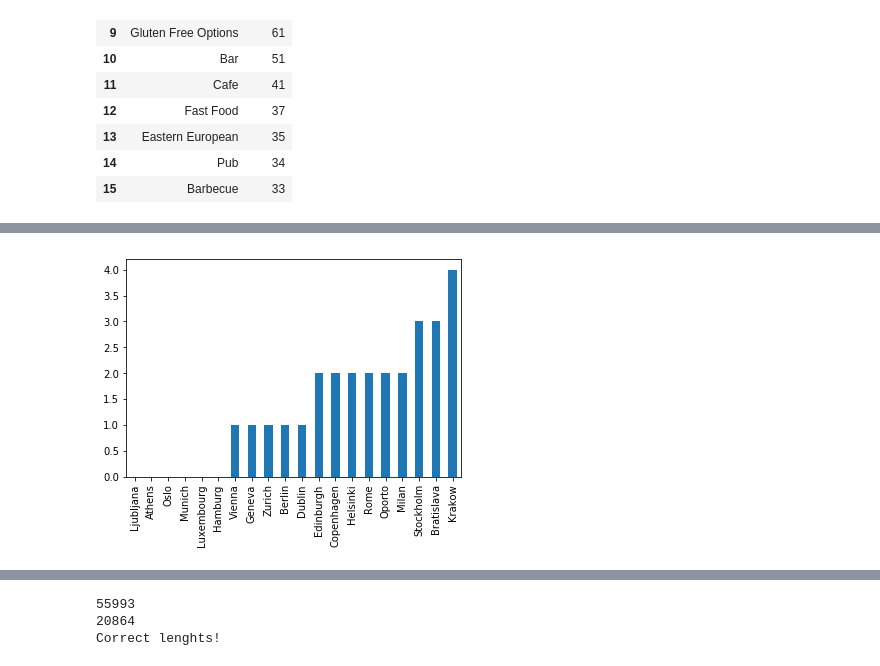
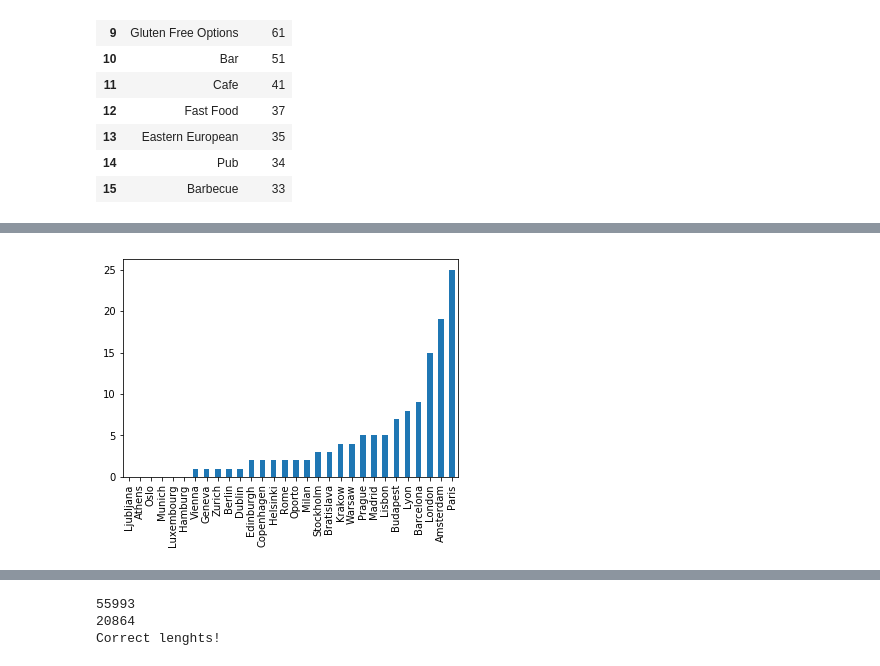
Before and after one commit to msinkec/PR19ABALMSSR, a Jupyter notebook: Analasys.ipynb, the cells around one changed output, grey strips where cells are left out. Drawn from its saved outputs; the diff is of its cells as text; code cells hidden in the pictures.

```diff
--- a/Analasys.ipynb
+++ b/Analasys.ipynb
@@ -185,12 +185,12 @@ df_allstyles.head(n=10)
 # %%
 #########################################################################
 # Find cities, where a certain cuisine style is not present yet or rare #
 #########################################################################
 
 
 # Belgian food:
-belgian = df_allstyles.loc['Belgian'].sort_values(ascending=True).head(n=20)
+belgian = df_allstyles.loc['Belgian'].sort_values(ascending=True).head(n=30)
 belgian.plot(kind='bar')
 plt.show()
 # %% [output]
-[figure, old version]
+[figure, new version]
```
Also changed, not shown: parts of 5 cells of this notebook.
